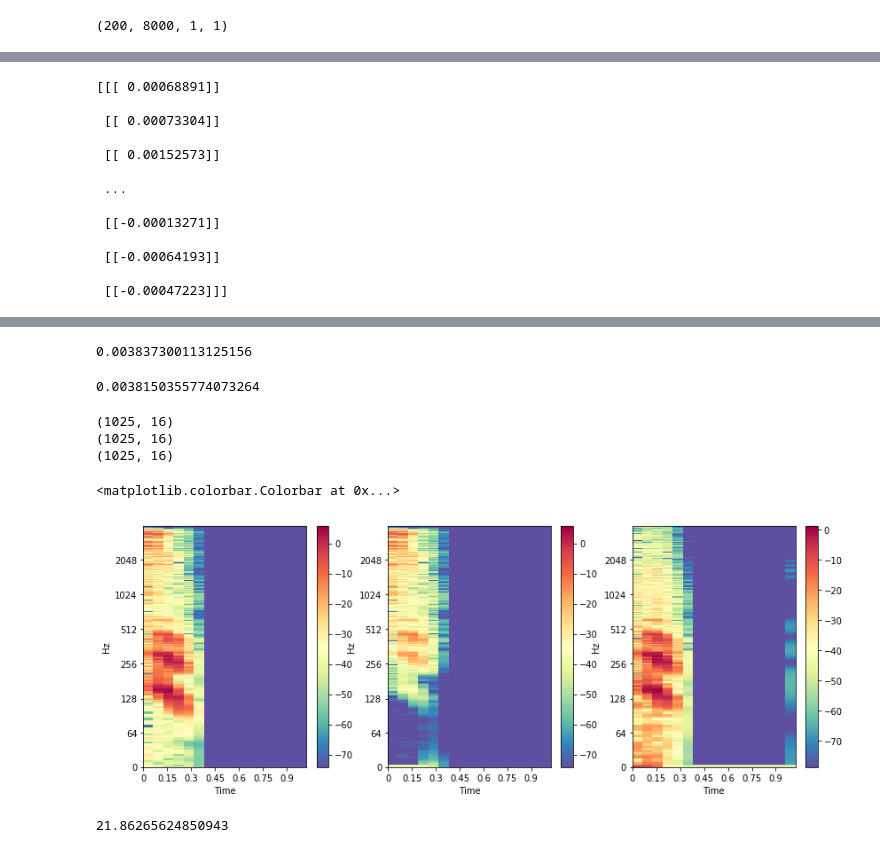
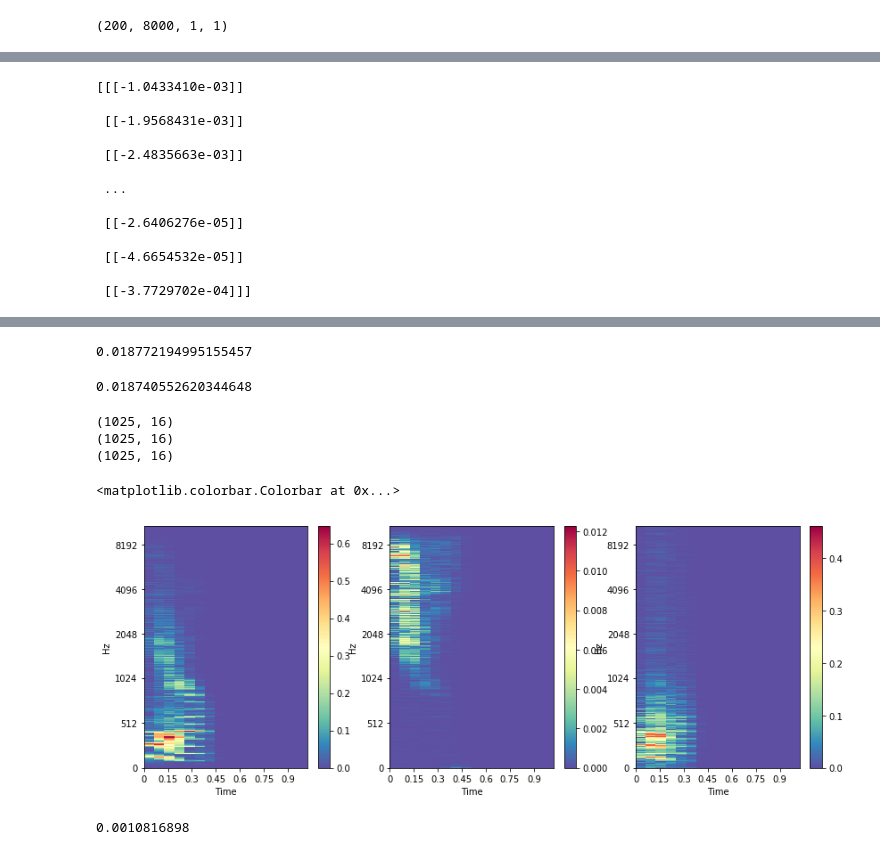
Before and after one commit to JoachimROSSEEL/AudioSuperResolution, a Jupyter notebook: super_resolution_with_wav_and_mel.ipynb, the cells around one changed output, grey strips where cells are left out. Saved outputs shown, nothing was run; the diff lists cells and outputs as text; code cells hidden in the pictures.

```diff
--- a/super_resolution_with_wav_and_mel.ipynb
+++ b/super_resolution_with_wav_and_mel.ipynb
@@ -137,7 +142,7 @@ Epoch 40/40
 # %%
 decoded = autoencoder.predict(Xtest_fil)
 # %%
-p=50
+p=15
 sr=8000
 #indice to display
 xtest=np.reshape(Xtest[p],(8000))
@@ -166,19 +171,19 @@ print(Xtest[p]*max_test[p])
 # %%
 print(decoded[p])
 # %% [output]
-[[[ 0.00068891]]
+[[[-1.0433410e-03]]
 
- [[ 0.00073304]]
+ [[-1.9568431e-03]]
 
- [[ 0.00152573]]
+ [[-2.4835663e-03]]
 
  ...
 
- [[-0.00013271]]
+ [[-2.6406276e-05]]
 
- [[-0.00064193]]
+ [[-4.6654532e-05]]
 
- [[-0.00047223]]]
+ [[-3.7729702e-04]]]
 # %%
 y=np.reshape(decoded[p],(8000))
 bpost,apost=creer_filter(0.005,"highpass","butter",ordre=6)
@@ -200,43 +205,43 @@ import sklearn
 error=sklearn.metrics.mean_squared_error(xtest,y)
 print(error)
 # %% [output]
-0.003837300113125156
+0.018772194995155457
 # %%
 error_fil=sklearn.metrics.mean_squared_error(xtest,y_fil)
 print(error_fil)
 # %% [output]
-0.0038150355774073264
+0.018740552620344648
 # %%
 X=librosa.stft(xtest*max_test[p])
 Xdec=librosa.stft(y*max_test[p])
 Xfil=librosa.stft(xtest_fil*max_test_fil[p])
 figure(figsize=(14, 5))
 plt.subplot(1,3,1)
-Xdb = librosa.amplitude_to_db(abs(X))
+Xdb = np.log10(abs(X)+1)
 print(Xdb.shape)
-librosa.display.specshow(Xdb, sr=sr, x_axis='time', y_axis='log',cmap='Spectral_r')
+librosa.display.specshow(Xdb, sr=sr, x_axis='time', y_axis='mel',cmap='Spectral_r')
 colorbar()
 plt.subplot(1,3,2)
-Xfildb = librosa.amplitude_to_db(abs(Xfil))
+Xfildb = np.log10(abs(Xfil)+1)
 print(Xfildb.shape)
-librosa.display.specshow(Xfildb, sr=sr, x_axis='time', y_axis='log',cmap='Spectral_r')
+librosa.display.specshow(Xfildb, sr=sr, x_axis='time', y_axis='mel',cmap='Spectral_r')
 colorbar()
 plt.subplot(1,3,3)
-Xdecdb = librosa.amplitude_to_db(abs(Xdec))
+Xdecdb = np.log10(abs(Xdec)+1)
 print(Xdecdb.shape)
-librosa.display.specshow(Xdecdb, sr=sr, x_axis='time', y_axis='log',cmap='Spectral_r')
+librosa.display.specshow(Xdecdb, sr=sr, x_axis='time', y_axis='mel',cmap='Spectral_r')
 colorbar()
 # %% [output]
 (1025, 16)
 (1025, 16)
 (1025, 16)
 <matplotlib.colorbar.Colorbar at 0x...>
-[figure, old version]
+[figure, new version]
 # %%
 error_spec=sklearn.metrics.mean_squared_error(Xdb,Xdecdb)
-print(error_spec*1/Xdb.max())
+print(error_spec)
 # %% [output]
-21.86265624850943
+0.0010816898
 # %%
 loss = history.history['loss']
 val_loss = history.history['val_loss']
```
Also changed, not shown: parts of 58 cells of this notebook.
